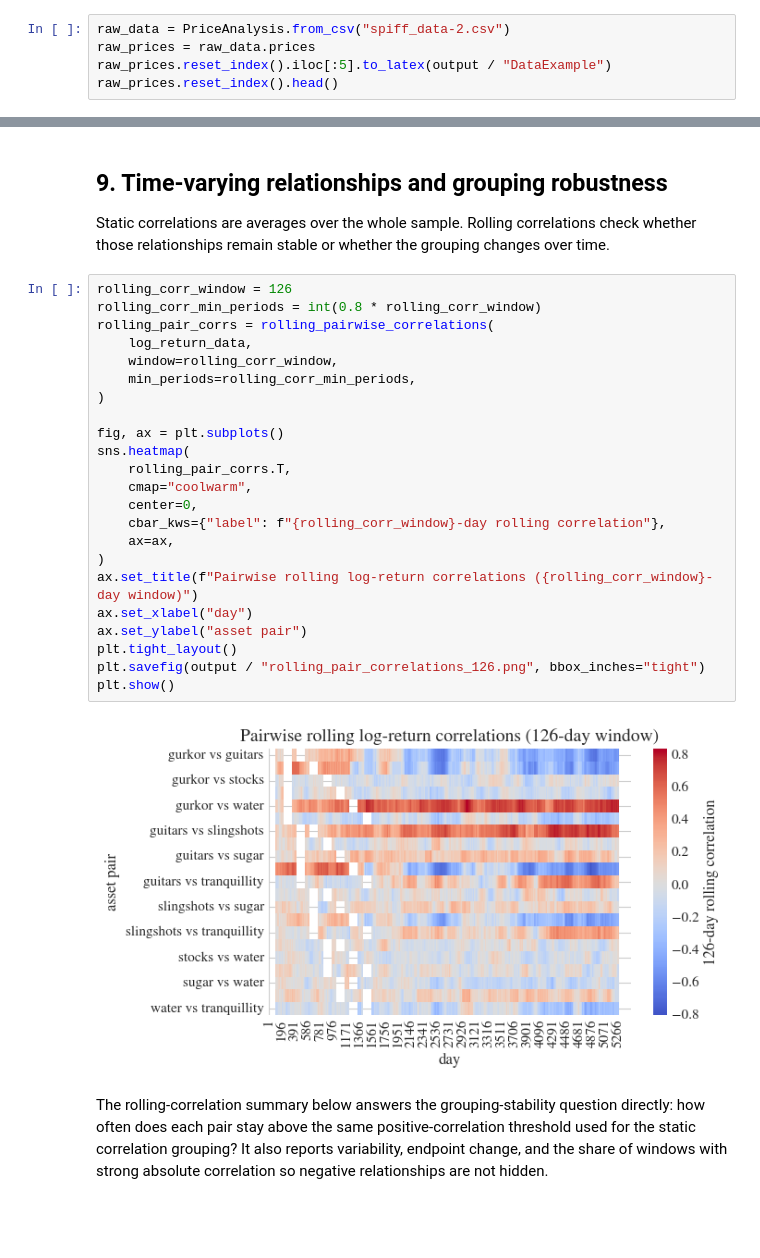
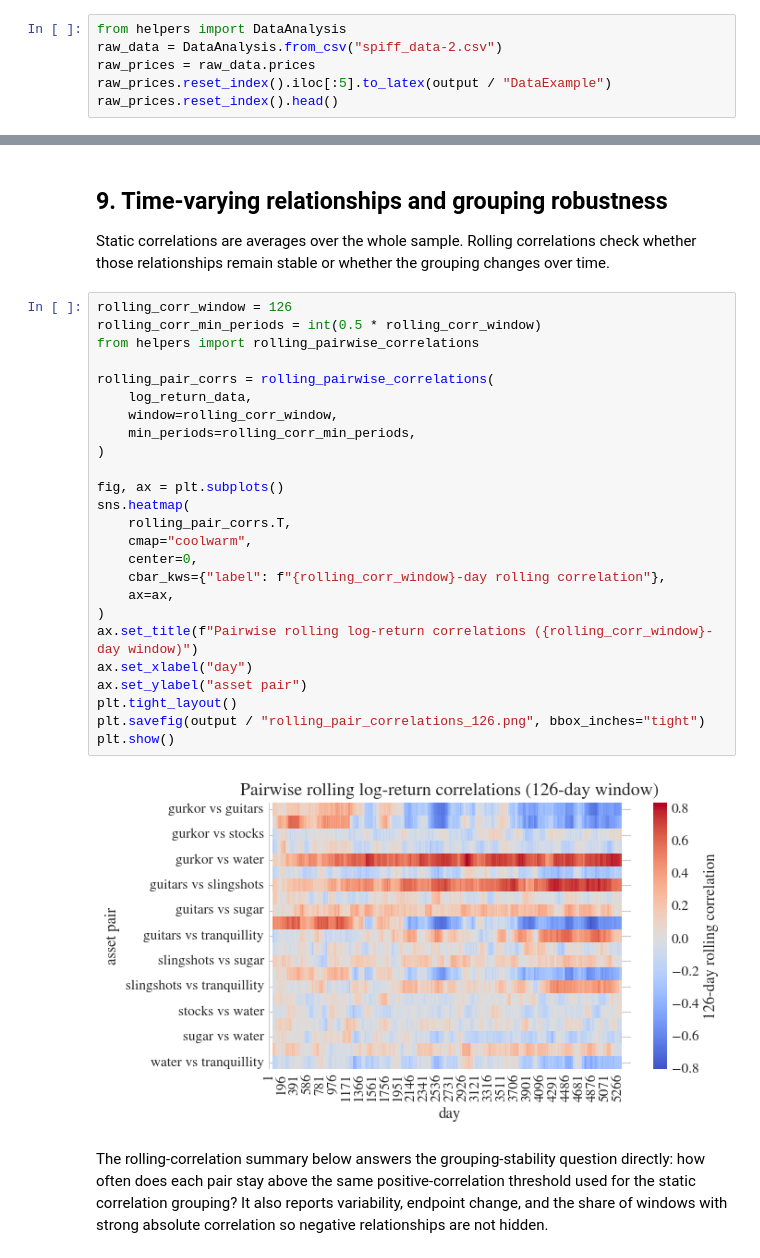
Before and after one commit to PeOll/TMS088, a Jupyter notebook: Subtasks-2/task1.ipynb, the cells around one changed output, grey strips where cells are left out. Cells and saved outputs as stored; diff of their text form; blank space fills up the shorter version.

```diff
--- a/Subtasks/task1.ipynb
+++ b/Subtasks-2/task1.ipynb
@@ -68,7 +36,8 @@ output.mkdir(exist_ok=True)
 # %% [markdown]
 ## 1. Load the raw data
 # %%
-raw_data = PriceAnalysis.from_csv("spiff_data-2.csv")
+from helpers import DataAnalysis
+raw_data = DataAnalysis.from_csv("spiff_data-2.csv")
 raw_prices = raw_data.prices
 raw_prices.reset_index().iloc[:5].to_latex(output / "DataExample")
 raw_prices.reset_index().head()
@@ -587,29 +529,31 @@ plt.show()
 Static correlations are averages over the whole sample. Rolling correlations check whether those relationships remain stable or whether the grouping changes over time.
 # %%
 rolling_corr_window = 126
-rolling_corr_min_periods = int(0.8 * rolling_corr_window)
+rolling_corr_min_periods = int(0.5 * rolling_corr_window)
+from helpers import rolling_pairwise_correlations
+
 rolling_pair_corrs = rolling_pairwise_correlations(
     log_return_data,
     window=rolling_corr_window,
     min_periods=rolling_corr_min_periods,
 )
 
 fig, ax = plt.subplots()
 sns.heatmap(
     rolling_pair_corrs.T,
     cmap="coolwarm",
     center=0,
     cbar_kws={"label": f"{rolling_corr_window}-day rolling correlation"},
     ax=ax,
 )
 ax.set_title(f"Pairwise rolling log-return correlations ({rolling_corr_window}-day window)")
 ax.set_xlabel("day")
 ax.set_ylabel("asset pair")
 plt.tight_layout()
 plt.savefig(output / "rolling_pair_correlations_126.png", bbox_inches="tight")
 plt.show()
 # %% [output]
-[figure, old version]
+[figure, new version]
 # %% [markdown]
 The rolling-correlation summary below answers the grouping-stability question directly: how often does each pair stay above the same positive-correlation threshold used for the static correlation grouping? It also reports variability, endpoint change, and the share of windows with strong absolute correlation so negative relationships are not hidden.
 # %%
```
Also changed, not shown: parts of 26 cells of this notebook, 31 other files.
